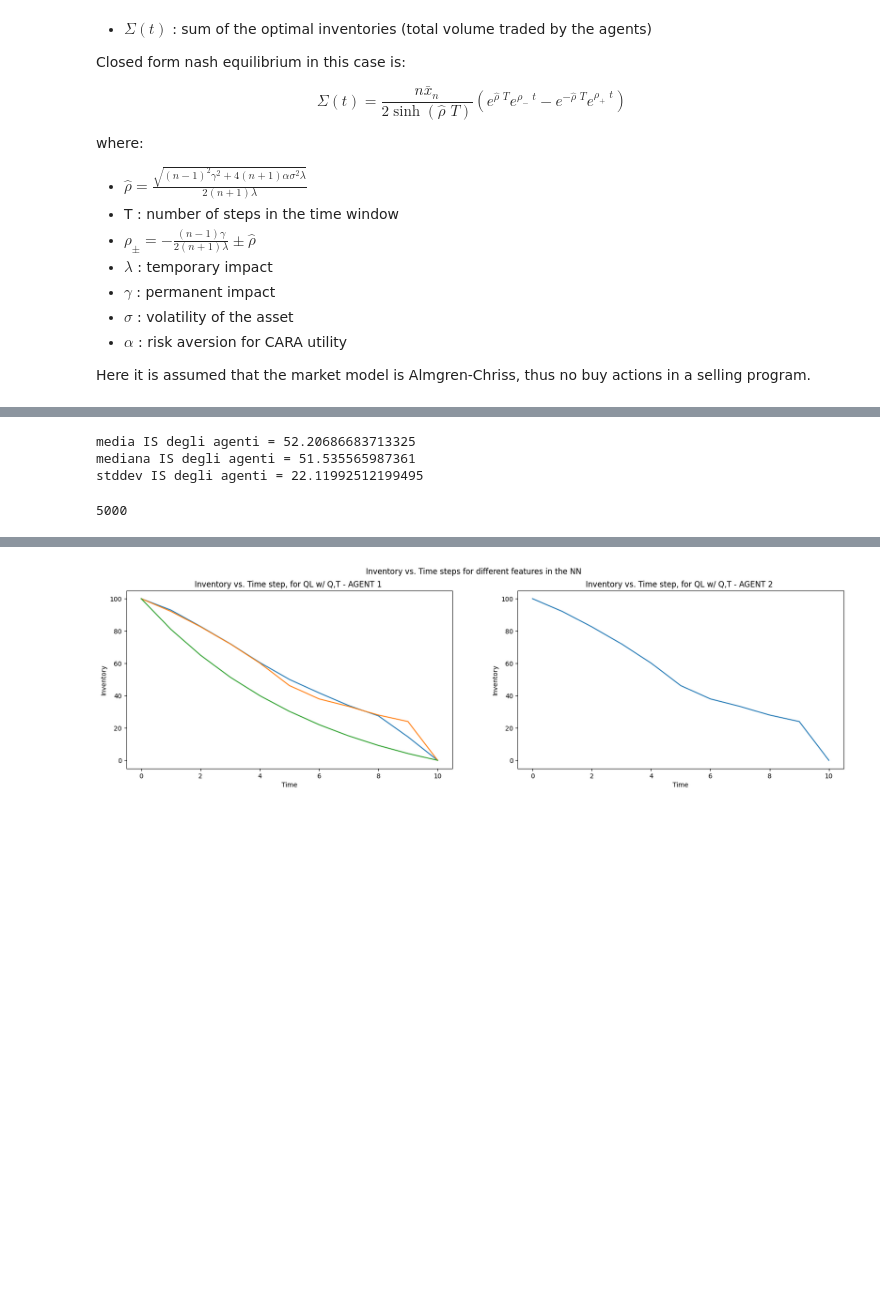
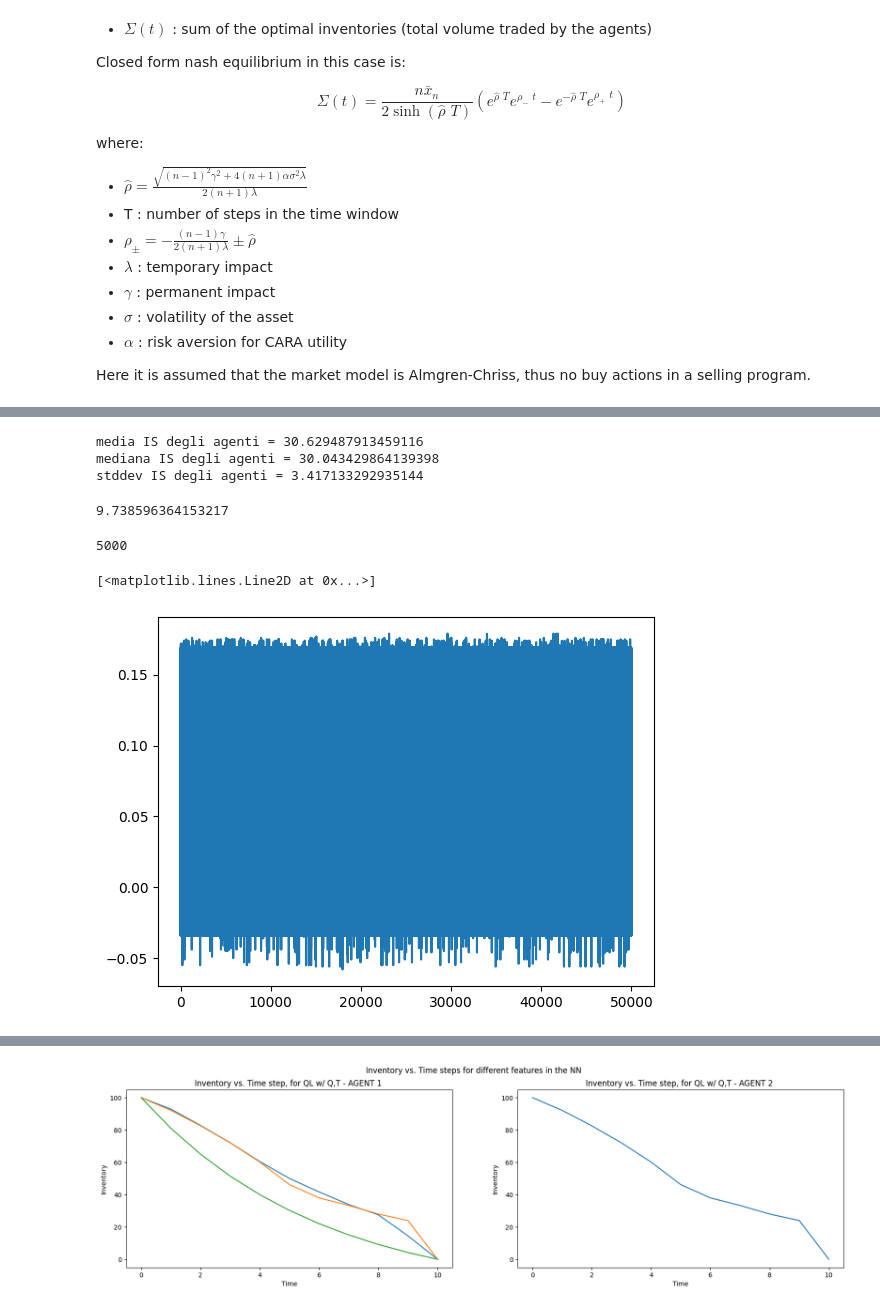
Before and after one commit to macrandrea/Multi-agent-RL-optimal-execution, a Jupyter notebook: ANALISI_MULTI_AGENTE_for_scratches.ipynb, the cells around one changed output, grey strips where cells are left out. Drawn from its saved outputs; the diff is of its cells as text; code cells hidden in the pictures; blank space fills up the shorter version.

```diff
--- a/ANALISI_MULTI_AGENTE_for_scratches.ipynb
+++ b/ANALISI_MULTI_AGENTE_for_scratches.ipynb
@@ -381,24 +381,35 @@ azioni1 = azioni['arr_0'][0]#.mean(axis=1)
 azioni2 = azioni['arr_0'][1]#.mean(axis=1)
 azioni = (azioni1 + azioni2)
 iss = []
-a = np.array([0.004  , 0.00361, 0.00322, 0.00283, 0.00244, 0.00205, 0.00166,  0.00127, 0.00088, 0.00049])
-a_m = np.ones((5000, 10)) * a
+#a = np.array([0.004  , 0.00361, 0.00322, 0.00283, 0.00244, 0.00205, 0.00166,  0.00127, 0.00088, 0.00049])
+a_m = 0.002 #np.ones((5000, 10)) * a
 for (i, j) in zip(range(dati.reshape(-1,T).shape[0]), range(10)):
-    iss.append((dati.reshape(-1,T)[i])* azioni[:,i] - a_m[i,j] * azioni[:,i]**2)
+    iss.append((dati.reshape(-1,T)[i])* azioni[:,i] - a_m * azioni[:,i]**2)#[i,j]
 
 agents = np.sum((np.asarray(iss)),axis=1)
 agents_std = np.sum((np.asarray(iss)),axis=1).std()
 print('media IS degli agenti =',  2000-remove_outliers(agents).mean())
 print('mediana IS degli agenti =',2000-np.median(agents))
-print('stddev IS degli agenti =',agents_std)
+print('stddev IS degli agenti =', agents_std)
 
 rewards = 2000-(dati * azioni.flatten() - 0.002 * azioni.flatten()**2).reshape(T,-1).sum(axis=0)
 #plt.hist(remove_outliers(rewards), bins=np.arange(-10, 50, 2));
 # %% [output]
-media IS degli agenti = 52.20686683713325
-mediana IS degli agenti = 51.535565987361
-stddev IS degli agenti = 22.11992512199495
+media IS degli agenti = 30.629487913459116
+mediana IS degli agenti = 30.043429864139398
+stddev IS degli agenti = 3.417133292935144
+# %%
+dati.min()
+# %% [output]
+9.738596364153217
 # %%
 dati.reshape(-1,T).shape[0]
 # %% [output]
 5000
+# %%
+prezzi = dict(np.load('C:/Users/macri/Desktop/ennesima/CONSTRAINED_train_10_batch_32/dati.npz', allow_pickle=True))
+# %%
+plt.plot(np.diff(prezzi['arr_0'][:,0]))
+# %% [output]
+[<matplotlib.lines.Line2D at 0x...>]
+[figure, added]
```
Also changed, not shown: parts of 19 cells of this notebook, 3 other files.
